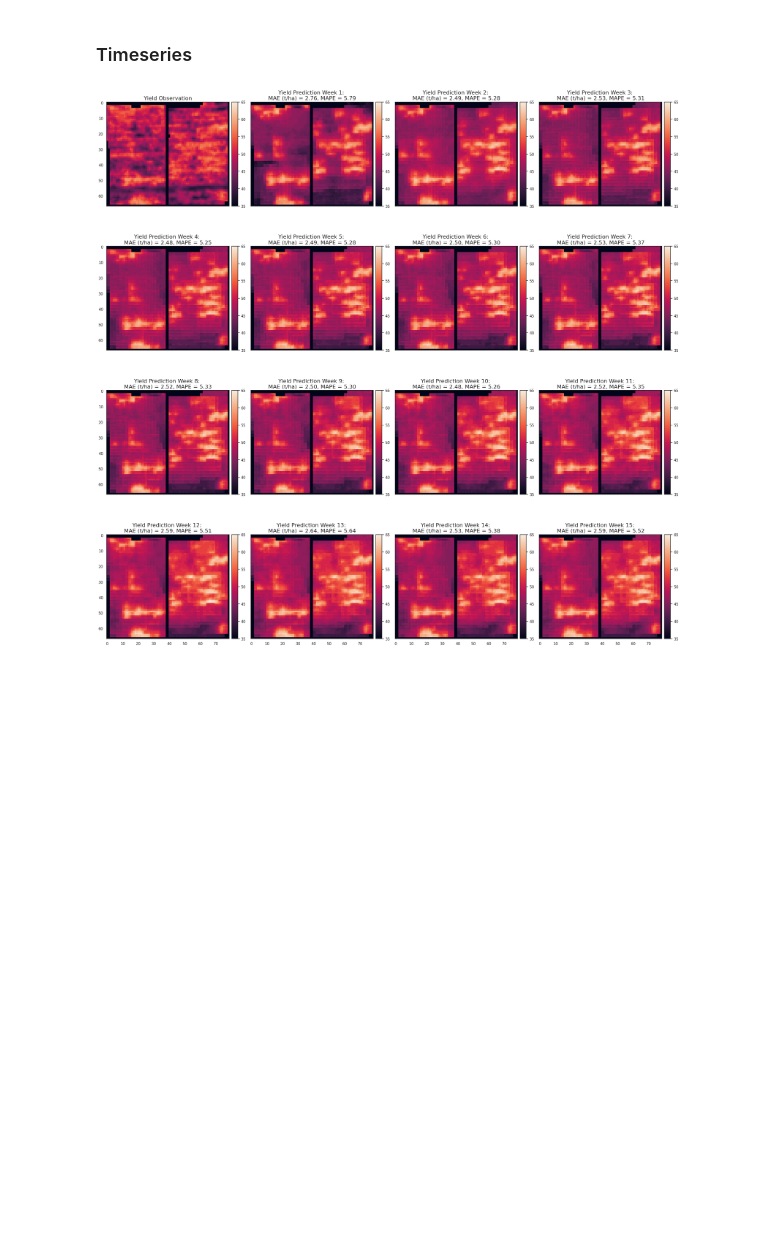
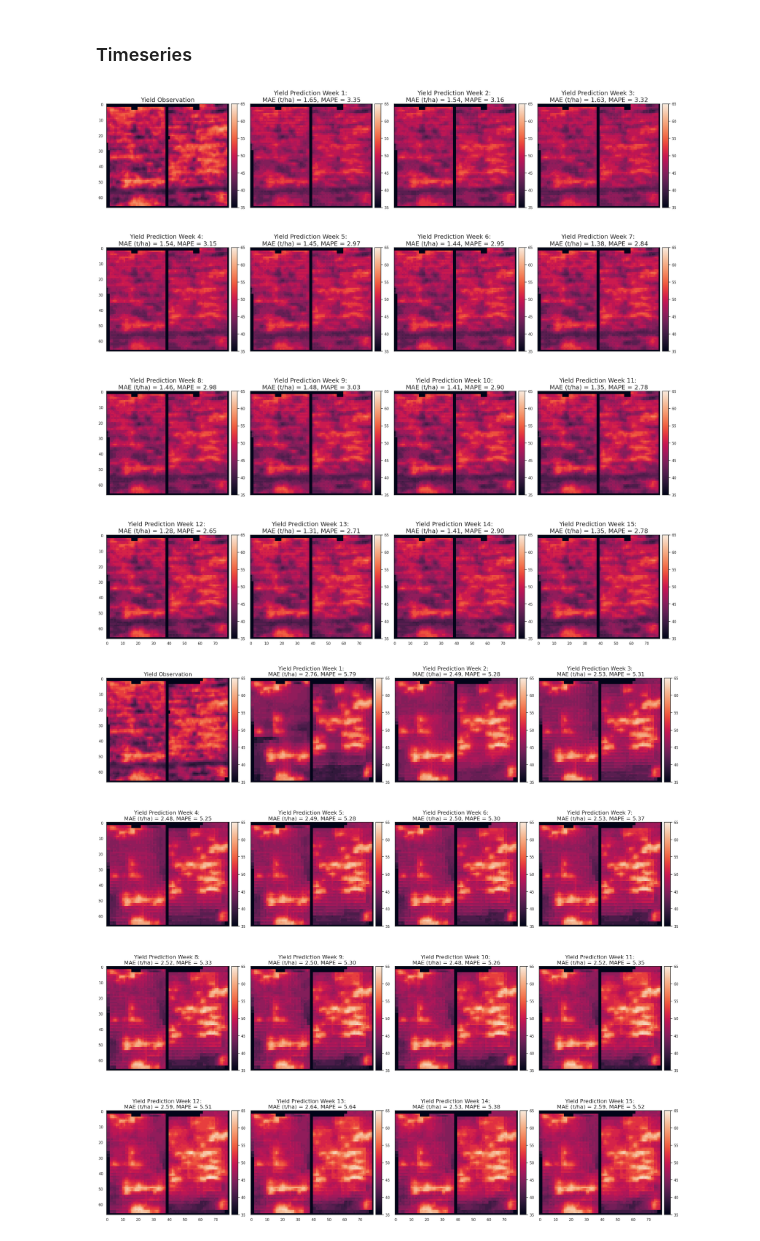
Before and after one commit to plant-ai-biophysics-lab/imbalance_deep_regression_yield_forecasting, a Jupyter notebook: Inference/spatial_variability.ipynb, the cells around one changed output. Cells and saved outputs as stored; diff of their text form; code cells hidden in the pictures; blank space fills up the shorter version.

```diff
--- a/Inference/spatial_variability.ipynb
+++ b/Inference/spatial_variability.ipynb
@@ -172,6 +177,10 @@ _ = DW.plot(block_name = 186, year = 2017, min_v = 15, max_v = 55)
 [figure]
 # %% [markdown]
 ### Timeseries
+# %%
+_ = Yz15.timeseries_plot(block_name = 105, year = 2018, min_v = 35, max_v = 65)
+# %% [output]
+[figure, added]
 # %%
 _ = EzYz.timeseries_plot(block_name = 105, year = 2018, min_v = 35, max_v = 65)
 # %% [output]
```
Also changed, not shown: parts of 4 cells of this notebook, 5 other files.
